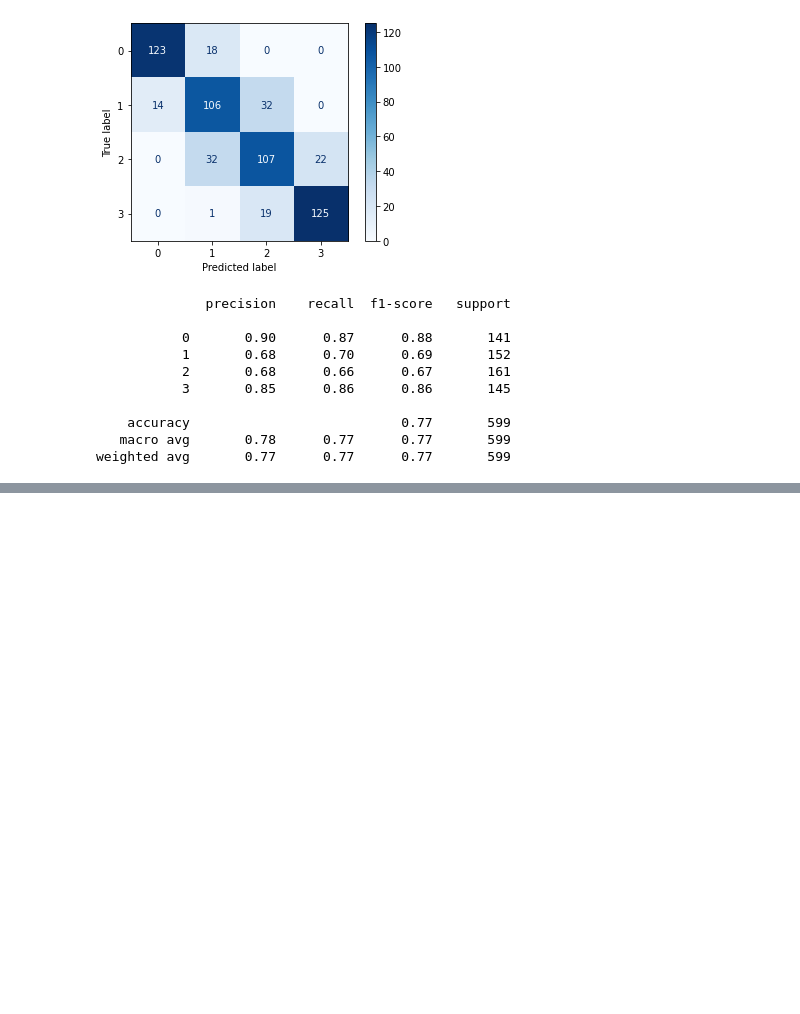
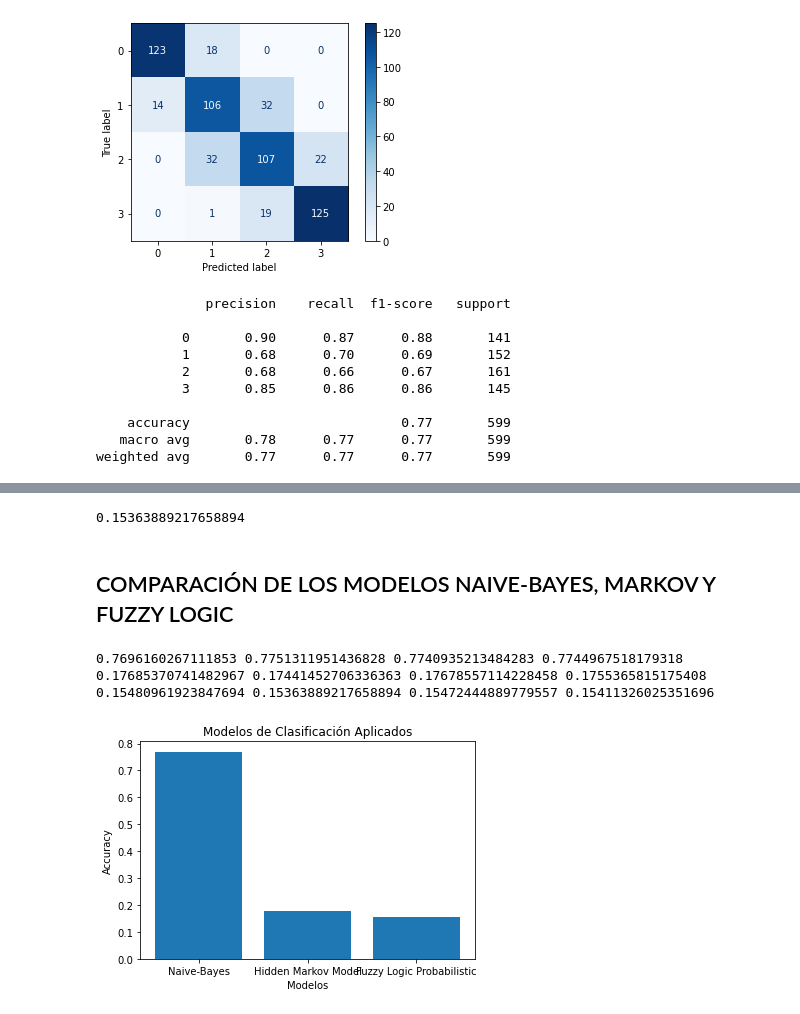
Before and after one commit to majito02/ProyectoUnidad2, a Jupyter notebook: Borja_Párraga_ProyectoU2.ipynb, the cells around one changed output, grey strips where cells are left out. Drawn from its saved outputs; the diff is of its cells as text; code cells hidden in the pictures; blank space fills up the shorter version.

Commit message:
Comparación de los modelos Naive Bayes, MarKov y Fuzzy Logic

```diff
--- a/Borja_Párraga_ProyectoU2.ipynb
+++ b/Borja_Párraga_ProyectoU2.ipynb
@@ -327,0 +453,13 @@ precision_naive,recall_naive,fscore_naive,support_naive=score(y_test,y_pred,aver
+# %%
+#Generación de los valores estandarizados de X e y
+#Datos e entrada
+X=VariablesEntradaFit.transform(X)
+# %%
+#Implemento el modelo fuzzy probabilistico
+modelo_fuzzy = FCM(n_clusters=4,init=1.7,random_state=0, fuzzifier=2) #Seleccionamos 4 cluster
+modelo_fuzzy.fit(X) ## X, numpy array. rows:samples columns:features
+# %%
+#Obtengo los centroides
+centers = modelo_fuzzy.centers
+y_pred_fuzzy = modelo_fuzzy.predict(X)
+y_pred_fuzzy
@@ -327,0 +470,5 @@ precision_naive,recall_naive,fscore_naive,support_naive=score(y_test,y_pred,aver
+# %%
+#Obtengo el accuracy del modelo fuzzy
+acc_score_fuzzy = accuracy_score(y, y_pred_fuzzy)
+#Imprimo el accuracy
+print(acc_score_fuzzy)
@@ -327,0 +500,41 @@ precision_naive,recall_naive,fscore_naive,support_naive=score(y_test,y_pred,aver
+# %%
+#Obtengo metricas de precision recall accuracy y f1
+precision_fuzzy,recall_fuzzy,fscore_fuzzy,support_fuzzy=score(y,y_pred_fuzzy,average='macro')
+precision_fuzzy
+# %% [output]
+0.15363889217658894
+# %% [markdown]
+## COMPARACIÓN DE LOS MODELOS NAIVE-BAYES, MARKOV Y FUZZY LOGIC
+# %%
+#Se presenta los valores de las principales metricas para los 3 algoritmos
+print(acc_score_naive,precision_naive,recall_naive,fscore_naive)
+print(acc_score_markov,precision_markov,recall_markov,fscore_markov)
+print(acc_score_fuzzy,precision_fuzzy,recall_fuzzy,fscore_fuzzy)
+# %% [output]
+0.7696160267111853 0.7751311951436828 0.7740935213484283 0.7744967518179318
+0.17685370741482967 0.17441452706336363 0.17678557114228458 0.1755365815175408
+0.15480961923847694 0.15363889217658894 0.15472444889779557 0.15411326025351696
+# %%
+#Libreria para presentación de datos de comparación de resultados
+import matplotlib.pyplot as plt
+eje_x = ['Naive-Bayes', 'Hidden Markov Model', 'Fuzzy Logic Probabilistic']
+
+## Declaramos valores para el eje y
+eje_y = [acc_score_naive,acc_score_markov,acc_score_fuzzy]
+
+## Creamos Gráfica
+plt.bar(eje_x, eje_y)
+
+## Legenda en el eje y
+plt.ylabel('Accuracy')
+
+## Legenda en el eje x
+plt.xlabel('Modelos')
+
+## Título de Gráfica
+plt.title('Modelos de Clasificación Aplicados')
+
+## Mostramos Gráfica
+plt.show()
+# %% [output]
+[figure, added]
```
Also changed, not shown: parts of 24 cells of this notebook.
